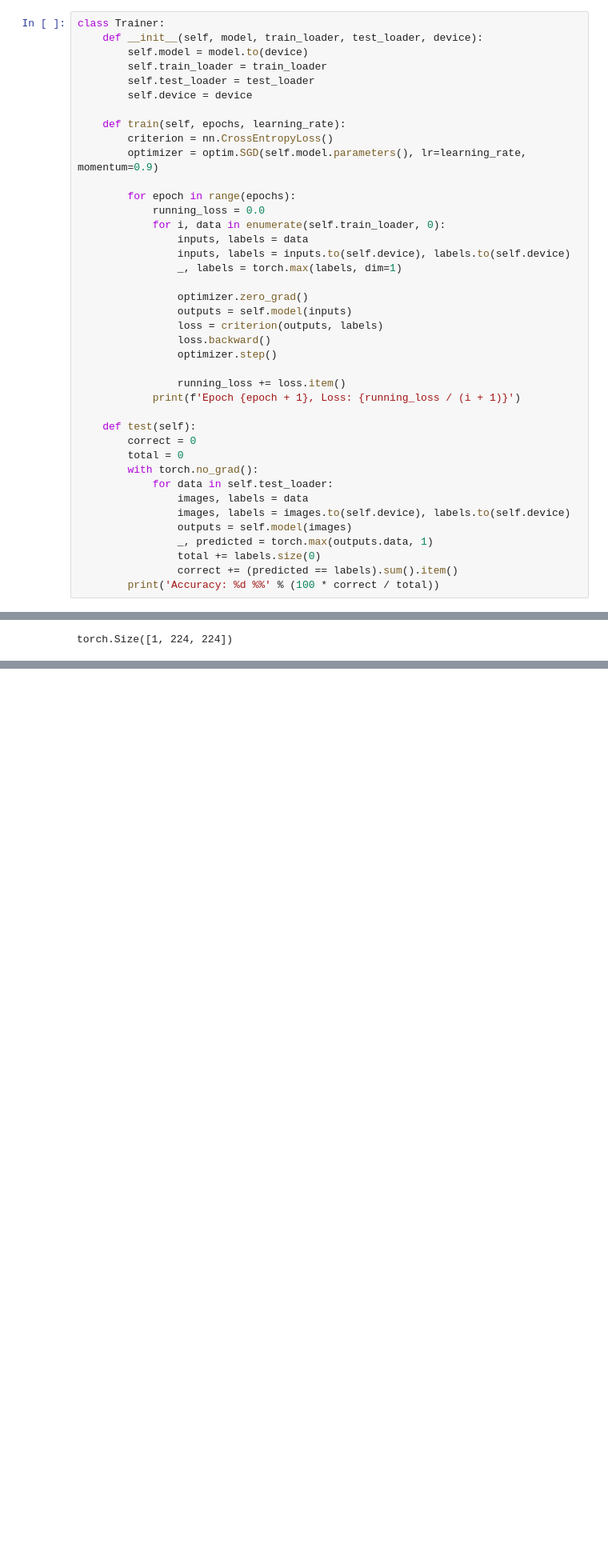
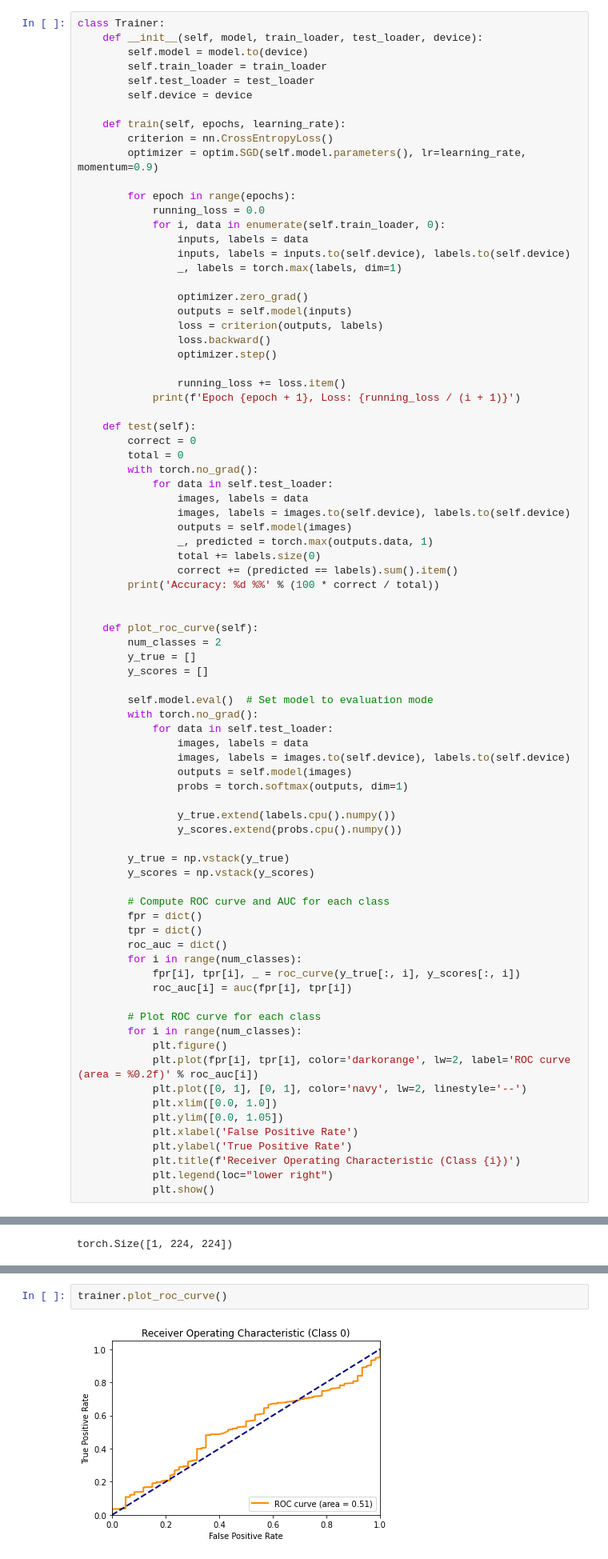
Before and after one commit to AnniLi1212/phys239_project, a Jupyter notebook: FinalProject_wReLU.ipynb, the cells around one changed output, grey strips where cells are left out. Shown: that part at 80% size. Cells and saved outputs as stored; diff of their text form; blank space fills up the shorter version.

Commit message:
added a bad roc curve

```diff
--- a/FinalProject_wReLU.ipynb
+++ b/FinalProject_wReLU.ipynb
@@ -175,6 +183,47 @@ class Trainer:
                 total += labels.size(0)
                 correct += (predicted == labels).sum().item()
         print('Accuracy: %d %%' % (100 * correct / total))
+
+
+    def plot_roc_curve(self):
+        num_classes = 2
+        y_true = []
+        y_scores = []
+
+        self.model.eval()  # Set model to evaluation mode
+        with torch.no_grad():
+            for data in self.test_loader:
+                images, labels = data
+                images, labels = images.to(self.device), labels.to(self.device)
+                outputs = self.model(images)
+                probs = torch.softmax(outputs, dim=1)
+
+                y_true.extend(labels.cpu().numpy())
+                y_scores.extend(probs.cpu().numpy())
+
+        y_true = np.vstack(y_true)
+        y_scores = np.vstack(y_scores)
+
+        # Compute ROC curve and AUC for each class
+        fpr = dict()
+        tpr = dict()
+        roc_auc = dict()
+        for i in range(num_classes):
+            fpr[i], tpr[i], _ = roc_curve(y_true[:, i], y_scores[:, i])
+            roc_auc[i] = auc(fpr[i], tpr[i])
+
+        # Plot ROC curve for each class
+        for i in range(num_classes):
+            plt.figure()
+            plt.plot(fpr[i], tpr[i], color='darkorange', lw=2, label='ROC curve (area = %0.2f)' % roc_auc[i])
+            plt.plot([0, 1], [0, 1], color='navy', lw=2, linestyle='--')
+            plt.xlim([0.0, 1.0])
+            plt.ylim([0.0, 1.05])
+            plt.xlabel('False Positive Rate')
+            plt.ylabel('True Positive Rate')
+            plt.title(f'Receiver Operating Characteristic (Class {i})')
+            plt.legend(loc="lower right")
+            plt.show()
 # %%
 from torch.utils.data import Dataset, DataLoader
 
@@ -235,0 +285,4 @@ Epoch 25, Loss: 0.39908481016755104
+# %%
+trainer.plot_roc_curve()
+# %% [output]
+[figure, added]
```
Also changed, not shown: parts of 5 cells of this notebook.
